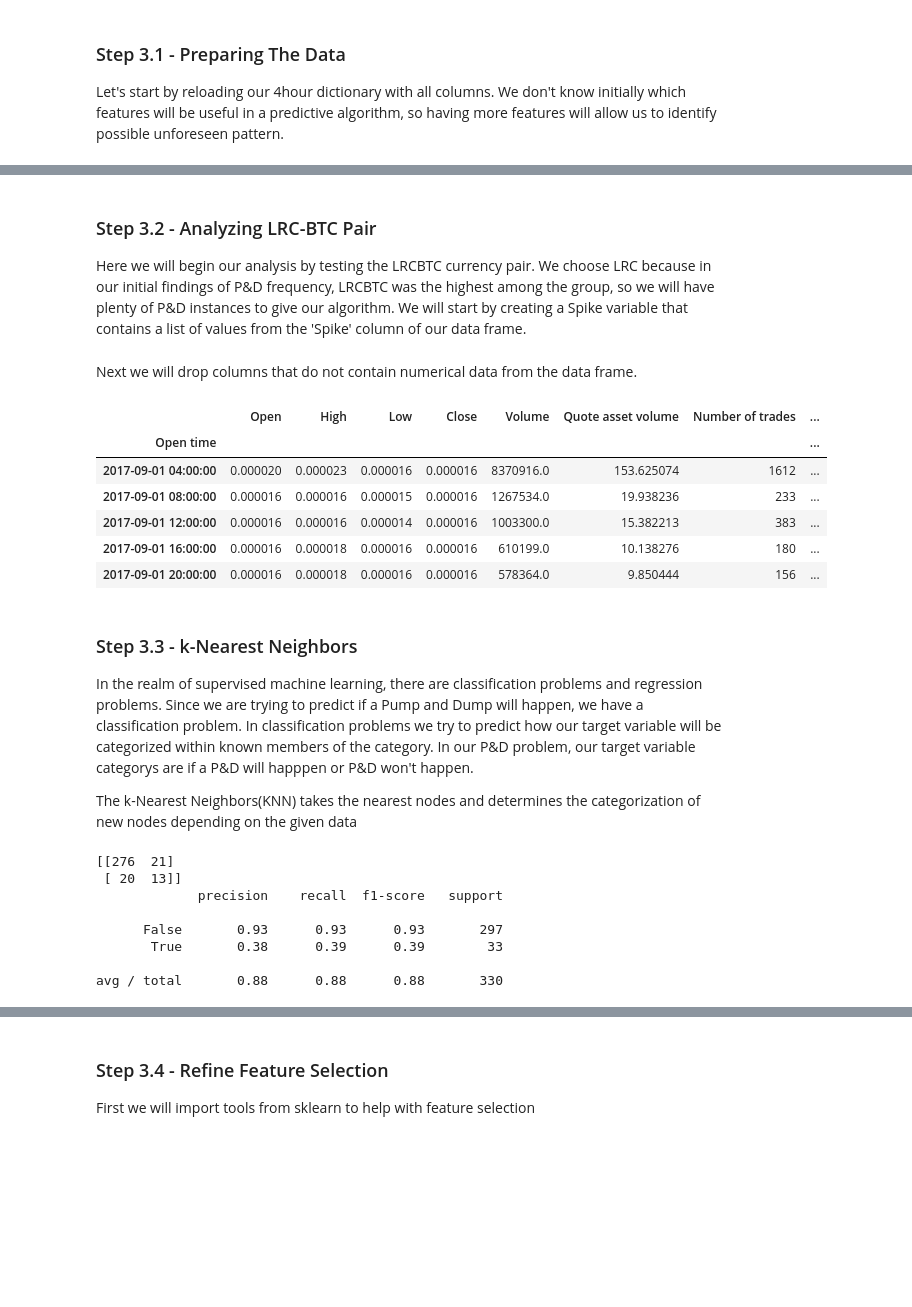
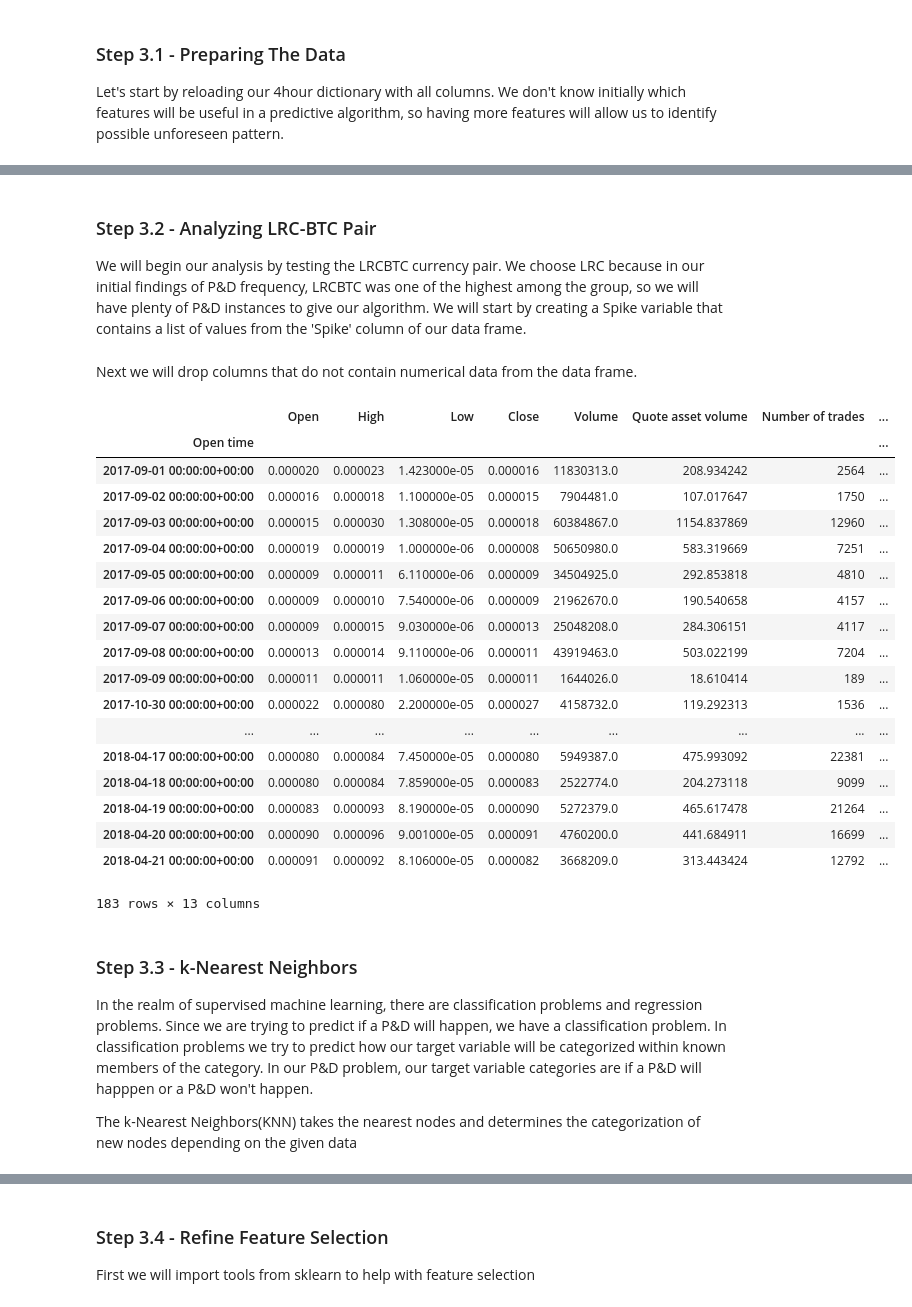
Before and after one commit to DelvinM/Cryptocurrency-Analysis, a Jupyter notebook: Binance-Analysis.ipynb, the cells around one changed output, grey strips where cells are left out. Drawn from its saved outputs; the diff is of its cells as text; code cells hidden in the pictures; blank space fills up the shorter version.

```diff
--- a/Binance-Analysis.ipynb
+++ b/Binance-Analysis.ipynb
@@ -736,4 +690 @@ Now add the pump and dump column
-# %%
-for k , v in btc_4hour_dict.items():
-    btc_4hour_dict[k] = add_pnd_column(btc_4hour_dict[k])
 # %% [markdown]
@@ -741,15 +692,24 @@ Finally, we will add a column with boolean values, showing if there was a spike
 # %%
-for k , v in btc_4hour_dict.items():
-    btc_4hour_dict[k]['Spike'] = btc_4hour_dict[k]['PnD'] >= .1
+def add_columns_df(df , percentage =.1):
 
-    #create new colum 'Weekday'
-    btc_4hour_dict[k]['Weekday'] = btc_4hour_dict[k].index.weekday
+    for k , v in df.items():
 
-    #create new column 'percent_change' based on 'Close' / 'Open' - 1
-    btc_4hour_dict[k]['Percent_change'] = btc_4hour_dict[k]['Open'] / btc_4hour_dict[k]['Close'] - 1
+        df[k] = add_pnd_column(df[k])
+
+        df[k]['Spike'] = (df[k]['PnD'] >= percentage) & (df[k]['Pump'] >= percentage)
+
+        #create new colum 'Weekday'
+        #btc_4hour_dict[k]['Weekday'] = btc_4hour_dict[k].index.weekday
+
+        #create new column 'percent_change' based on 'Close' / 'Open' - 1
+        #df[k]['Percent_change'] = df[k]['Open'] / df[k]['Close'] - 1
+
+    return df
+# %%
+btc_1day_dict = add_columns_df(btc_1day_dict)
 # %% [markdown]
 <h3>Step 3.2 - Analyzing LRC-BTC Pair</h3>
 <p>
-Here we will begin our analysis by testing the LRCBTC currency pair. We choose LRC because in our initial findings of P&D frequency, LRCBTC was the highest among the group, so we will have plenty of P&D instances to give our algorithm. We will start by creating a Spike variable that contains a list of values from the 'Spike' column of our data frame.
+We will begin our analysis by testing the LRCBTC currency pair. We choose LRC because in our initial findings of P&D frequency, LRCBTC was one of the highest among the group, so we will have plenty of P&D instances to give our algorithm. We will start by creating a Spike variable that contains a list of values from the 'Spike' column of our data frame.
 </p>
 # %%
@@ -758,21 +718,33 @@ Spikes = btc_4hour_dict['LRCBTC'].Spike.values
 # %% [markdown]
 Next we will drop columns that do not contain numerical data from the data frame.
 # %%
-lrc_btc = btc_4hour_dict['LRCBTC'].drop(
+lrc_btc = btc_1day_dict['LRCBTC'].drop(
                         columns = ['ticker', 'Close time', 'Spike', 'PnD'])
 # %%
-lrc_btc.head()
+lrc_btc
 # %% [output]
 |  | Open | High | Low | Close | Volume | Quote asset volume | Number of trades | ... |
 | Open time |  |  |  |  |  |  |  | ... |
-| 2017-09-01 04:00:00 | 0.000020 | 0.000023 | 0.000016 | 0.000016 | 8370916.0 | 153.625074 | 1612 | ... |
-| 2017-09-01 08:00:00 | 0.000016 | 0.000016 | 0.000015 | 0.000016 | 1267534.0 | 19.938236 | 233 | ... |
-| 2017-09-01 12:00:00 | 0.000016 | 0.000016 | 0.000014 | 0.000016 | 1003300.0 | 15.382213 | 383 | ... |
-| 2017-09-01 16:00:00 | 0.000016 | 0.000018 | 0.000016 | 0.000016 | 610199.0 | 10.138276 | 180 | ... |
-| 2017-09-01 20:00:00 | 0.000016 | 0.000018 | 0.000016 | 0.000016 | 578364.0 | 9.850444 | 156 | ... |
+| 2017-09-01 00:00:00+00:00 | 0.000020 | 0.000023 | 1.423000e-05 | 0.000016 | 11830313.0 | 208.934242 | 2564 | ... |
+| 2017-09-02 00:00:00+00:00 | 0.000016 | 0.000018 | 1.100000e-05 | 0.000015 | 7904481.0 | 107.017647 | 1750 | ... |
+| 2017-09-03 00:00:00+00:00 | 0.000015 | 0.000030 | 1.308000e-05 | 0.000018 | 60384867.0 | 1154.837869 | 12960 | ... |
+| 2017-09-04 00:00:00+00:00 | 0.000019 | 0.000019 | 1.000000e-06 | 0.000008 | 50650980.0 | 583.319669 | 7251 | ... |
+| 2017-09-05 00:00:00+00:00 | 0.000009 | 0.000011 | 6.110000e-06 | 0.000009 | 34504925.0 | 292.853818 | 4810 | ... |
+| 2017-09-06 00:00:00+00:00 | 0.000009 | 0.000010 | 7.540000e-06 | 0.000009 | 21962670.0 | 190.540658 | 4157 | ... |
+| 2017-09-07 00:00:00+00:00 | 0.000009 | 0.000015 | 9.030000e-06 | 0.000013 | 25048208.0 | 284.306151 | 4117 | ... |
+| 2017-09-08 00:00:00+00:00 | 0.000013 | 0.000014 | 9.110000e-06 | 0.000011 | 43919463.0 | 503.022199 | 7204 | ... |
+| 2017-09-09 00:00:00+00:00 | 0.000011 | 0.000011 | 1.060000e-05 | 0.000011 | 1644026.0 | 18.610414 | 189 | ... |
+| 2017-10-30 00:00:00+00:00 | 0.000022 | 0.000080 | 2.200000e-05 | 0.000027 | 4158732.0 | 119.292313 | 1536 | ... |
+| ... | ... | ... | ... | ... | ... | ... | ... | ... |
+| 2018-04-17 00:00:00+00:00 | 0.000080 | 0.000084 | 7.450000e-05 | 0.000080 | 5949387.0 | 475.993092 | 22381 | ... |
+| 2018-04-18 00:00:00+00:00 | 0.000080 | 0.000084 | 7.859000e-05 | 0.000083 | 2522774.0 | 204.273118 | 9099 | ... |
+| 2018-04-19 00:00:00+00:00 | 0.000083 | 0.000093 | 8.190000e-05 | 0.000090 | 5272379.0 | 465.617478 | 21264 | ... |
+| 2018-04-20 00:00:00+00:00 | 0.000090 | 0.000096 | 9.001000e-05 | 0.000091 | 4760200.0 | 441.684911 | 16699 | ... |
+| 2018-04-21 00:00:00+00:00 | 0.000091 | 0.000092 | 8.106000e-05 | 0.000082 | 3668209.0 | 313.443424 | 12792 | ... |
+183 rows × 13 columns
 # %% [markdown]
 <h3>Step 3.3 - k-Nearest Neighbors</h3>
-<p>In the realm of supervised machine learning, there are classification problems and regression problems. Since we are trying to predict if a Pump and Dump will happen, we have a classification problem. In classification problems we try to predict how our target variable will be categorized within known members of the category. In our P&D problem, our target variable categorys are if a P&D will happpen or P&D won't happen.
+<p>In the realm of supervised machine learning, there are classification problems and regression problems. Since we are trying to predict if a P&D will happen, we have a classification problem. In classification problems we try to predict how our target variable will be categorized within known members of the category. In our P&D problem, our target variable categories are if a P&D will happpen or a P&D won't happen.
 </p>
 <p>The k-Nearest Neighbors(KNN) takes the nearest nodes and determines the categorization of new nodes depending on the given data</p>
 # %%
@@ -801,11 +778,0 @@ def get_knn_result(X, y, k):
-# %%
-temp = get_knn_result(lrc_btc, Spikes, 1)
-# %% [output]
-[[276  21]
- [ 20  13]]
-             precision    recall  f1-score   support
-
-      False       0.93      0.93      0.93       297
-       True       0.38      0.39      0.39        33
-
-avg / total       0.88      0.88      0.88       330
```
Also changed, not shown: parts of 97 cells of this notebook.
